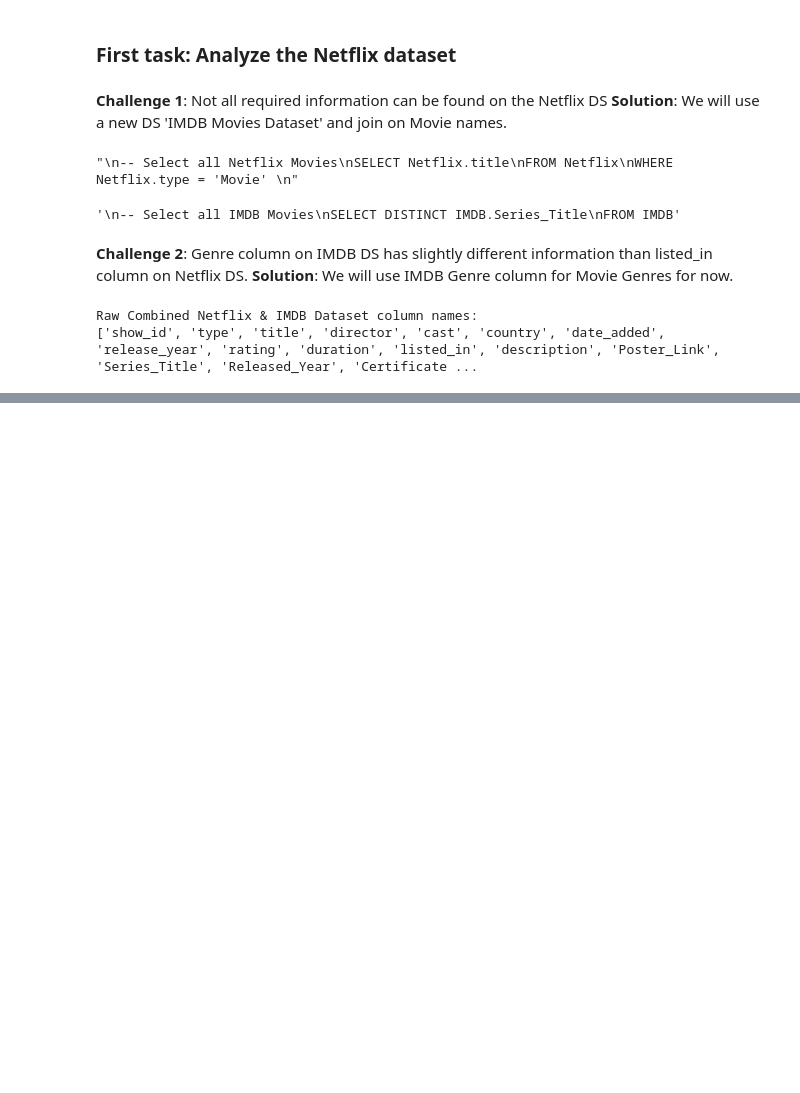
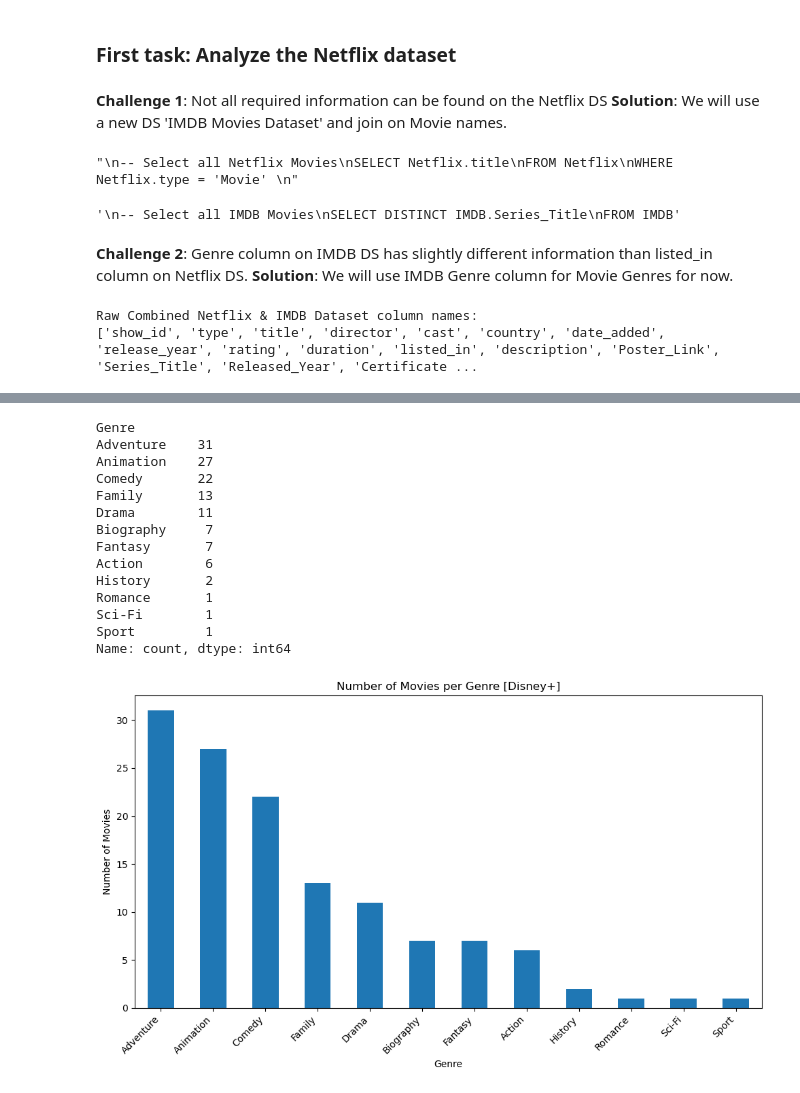
Before and after one commit to ulquyorra-11/Cinemalytics, a Jupyter notebook: notebooks/samer.ipynb, the cells around one changed output, grey strips where cells are left out. Cells and saved outputs as stored; diff of their text form; code cells hidden in the pictures; blank space fills up the shorter version.

```diff
--- a/notebooks/samer.ipynb
+++ b/notebooks/samer.ipynb
@@ -122,0 +164,37 @@ Name: count, dtype: int64
+# %%
+# Combined the Disney plus and IMDB datasets on the Movie title columns
+disney_imdb_path = '/Users/samer/Documents/github_repos/StreamSelect/OTT_SUGGESTER/data/raw/raw_combined_disney_imdb.csv'
+disney_imdb_df = pd.read_csv(disney_imdb_path)
+# %%
+# Display relationship between Movie genre and number of movies [Disney plus & IMDB]
+
+# Split the 'Genre' column into lists, stack them into a single Series, and then count occurrences
+disney_genre_counts = disney_imdb_df['Genre'].str.split(', ').explode().value_counts()
+print(disney_genre_counts)
+
+# Plotting the counts as above
+plt.figure(figsize=(10, 6))
+disney_genre_counts.plot(kind='bar')
+plt.title('Number of Movies per Genre [Disney+]')
+plt.xlabel('Genre')
+plt.ylabel('Number of Movies')
+plt.xticks(rotation=45, ha="right")
+plt.tight_layout()
+
+plt.show()
+# %% [output]
+Genre
+Adventure    31
+Animation    27
+Comedy       22
+Family       13
+Drama        11
+Biography     7
+Fantasy       7
+Action        6
+History       2
+Romance       1
+Sci-Fi        1
+Sport         1
+Name: count, dtype: int64
+[figure, added]
```
Also changed, not shown: parts of 6 cells of this notebook.
